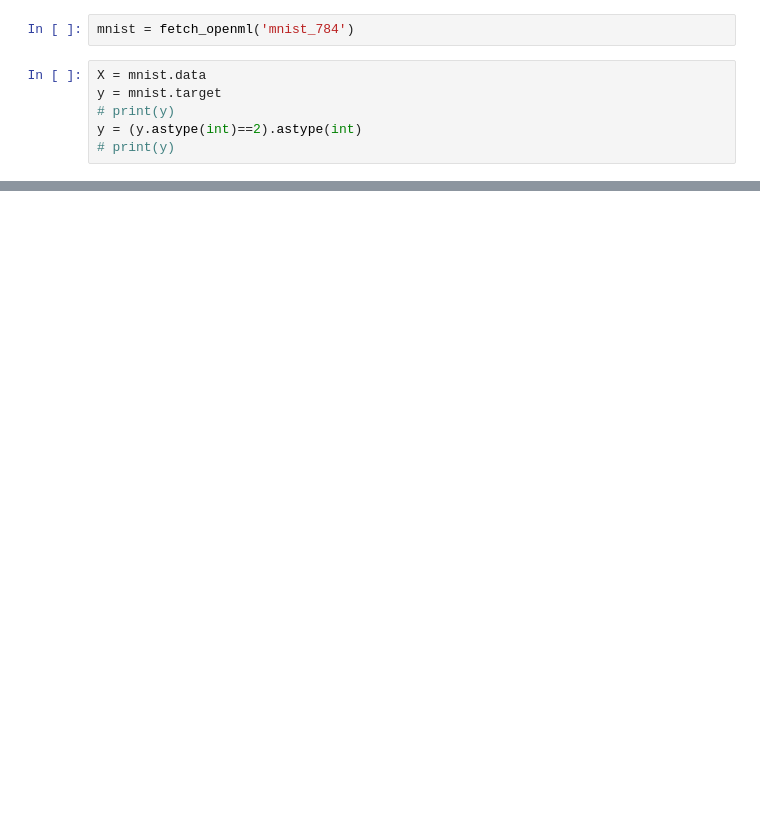
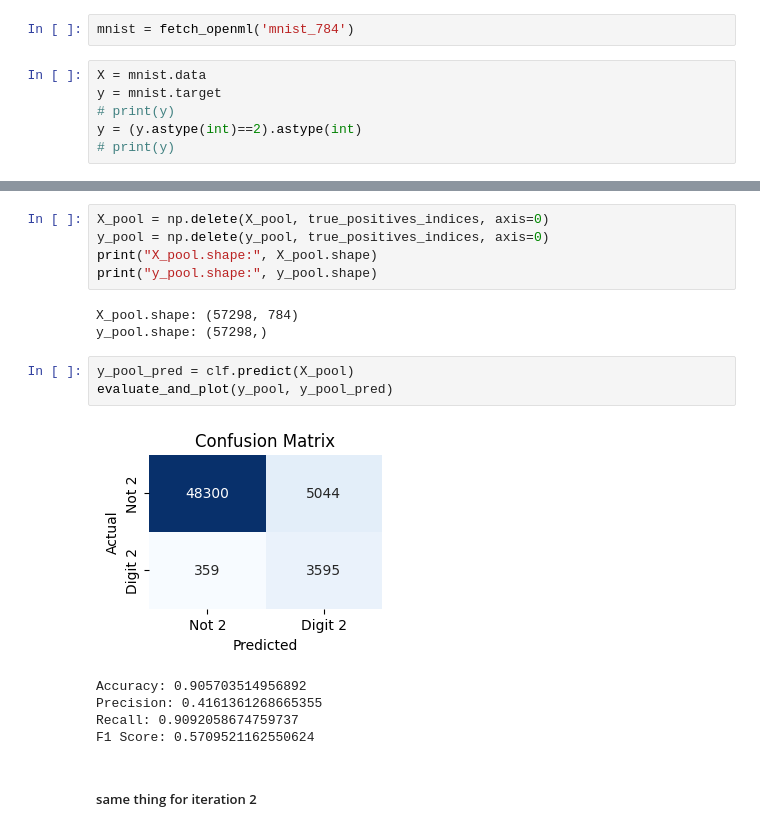
Before and after one commit to rishabh-mondal/label_cost, a Jupyter notebook: label_cost_mnist.ipynb, the cells around one changed output, grey strips where cells are left out. Saved outputs shown, nothing was run; the diff lists cells and outputs as text; blank space fills up the shorter version.

```diff
--- a/label_cost_mnist.ipynb
+++ b/label_cost_mnist.ipynb
@@ -14,0 +119,19 @@ X_train, X_test, y_train, y_test = train_test_split(X, y, test_size=0.2, random_
+# %%
+X_pool = np.delete(X_pool, true_positives_indices, axis=0)
+y_pool = np.delete(y_pool, true_positives_indices, axis=0)
+print("X_pool.shape:", X_pool.shape)
+print("y_pool.shape:", y_pool.shape)
+# %% [output]
+X_pool.shape: (57298, 784)
+y_pool.shape: (57298,)
+# %%
+y_pool_pred = clf.predict(X_pool)
+evaluate_and_plot(y_pool, y_pool_pred)
+# %% [output]
+[figure, added]
+Accuracy: 0.905703514956892
+Precision: 0.4161361268665355
+Recall: 0.9092058674759737
+F1 Score: 0.5709521162550624
+# %% [markdown]
+##### same thing for iteration 2
```
Also changed, not shown: parts of 28 cells of this notebook.
